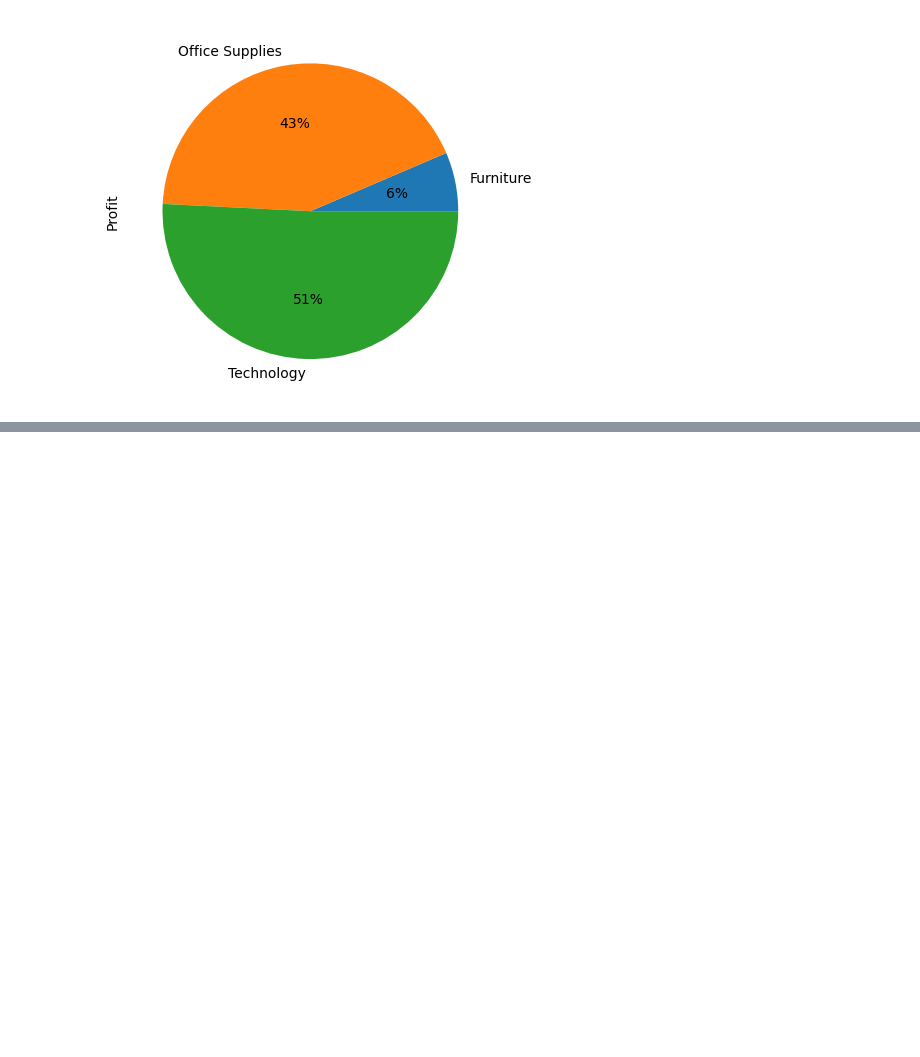
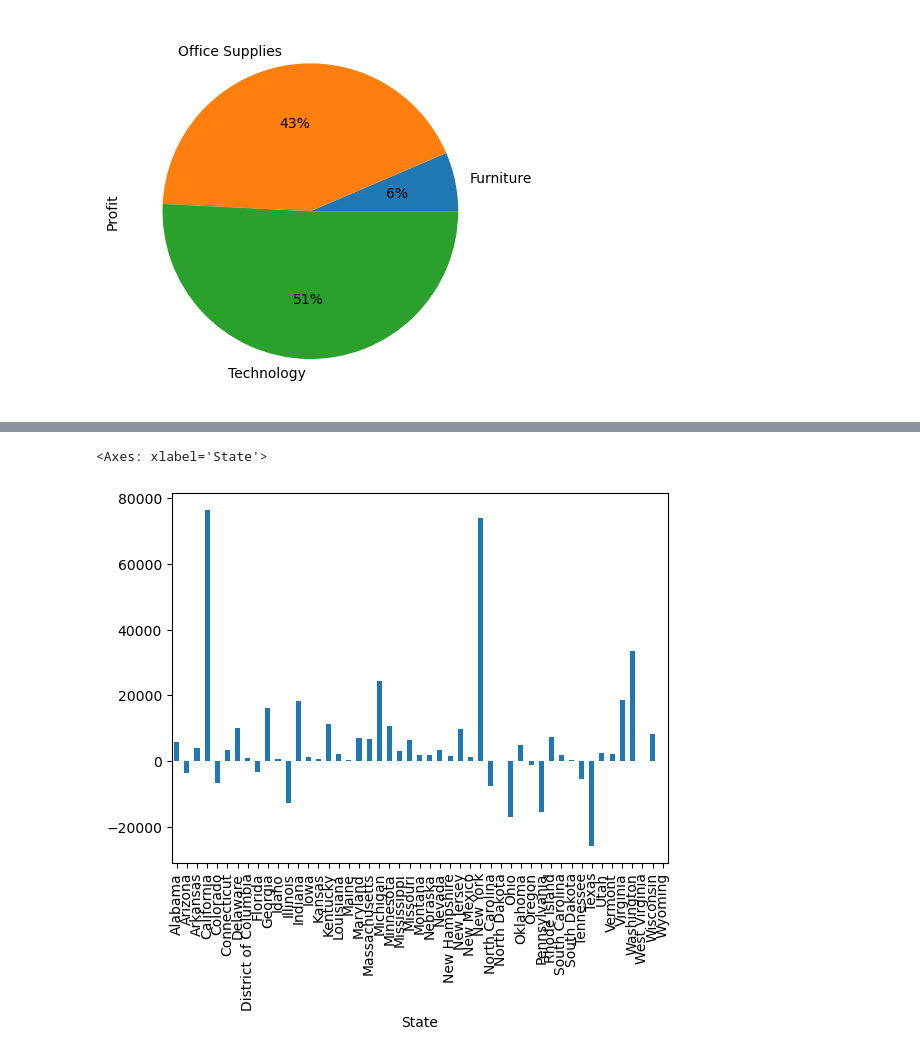
Before and after one commit to iamwatchdogs/Retail-Insights-from-Superstore-Data, a Jupyter notebook: retail-analysis.ipynb, the cells around one changed output, grey strips where cells are left out. Cells and saved outputs as stored; diff of their text form; code cells hidden in the pictures; blank space fills up the shorter version.

```diff
--- a/retail-analysis.ipynb
+++ b/retail-analysis.ipynb
@@ -162,0 +170,5 @@ df.groupby("Category")["Profit"].sum().plot.pie(autopct='%1.0f%%')
+# %%
+df.groupby("State")["Profit"].sum().plot.bar()
+# %% [output]
+<Axes: xlabel='State'>
+[figure, added]
```
Also changed, not shown: parts of 2 cells of this notebook.
